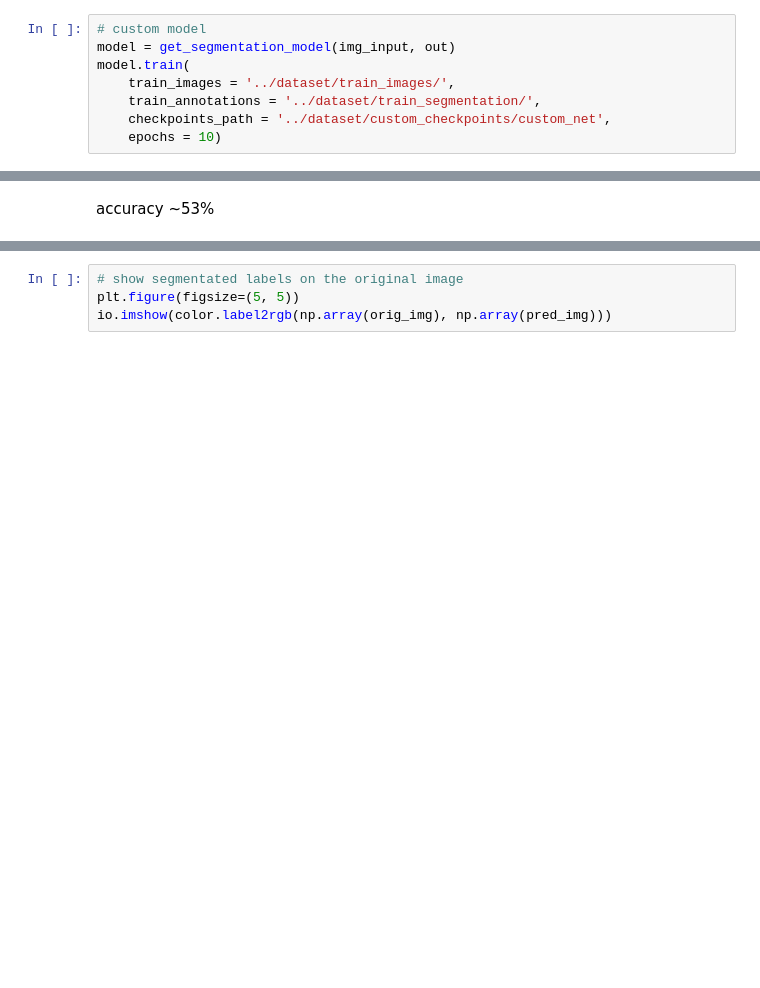
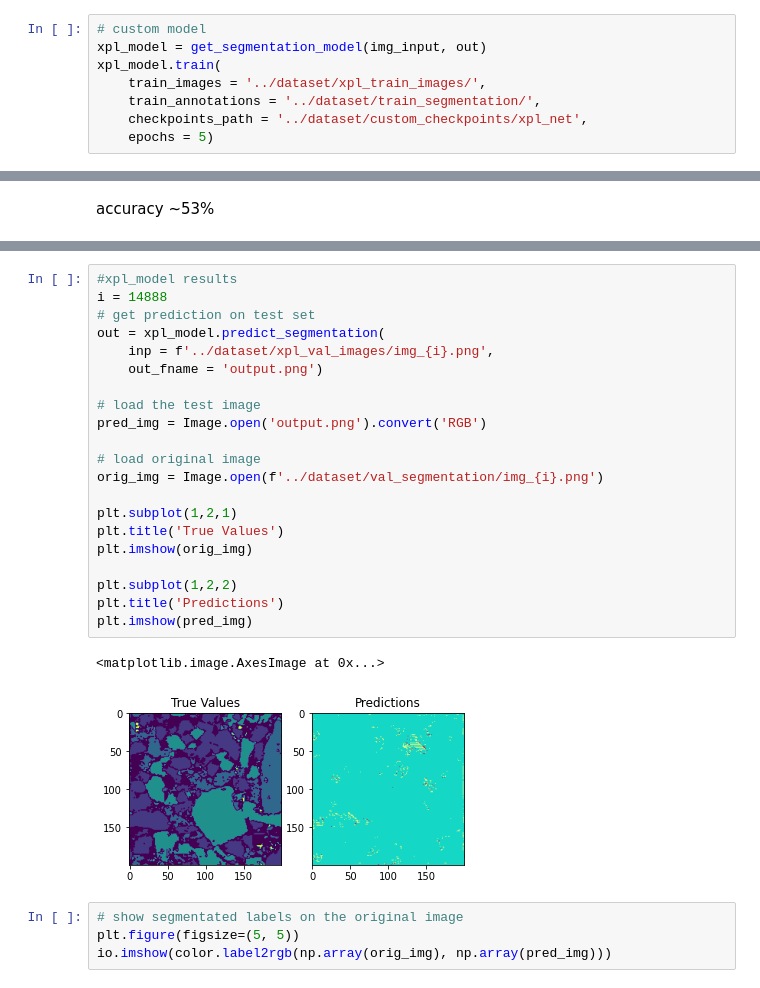
Before and after one commit to kbkus/Automated-Mineralogy, a Jupyter notebook: model_building.ipynb, the cells around one changed output, grey strips where cells are left out. Cells and saved outputs as stored; diff of their text form; blank space fills up the shorter version.

Commit message:
general updates to modeling notebooks

```diff
--- a/model_building.ipynb
+++ b/model_building.ipynb
@@ -103,11 +150,11 @@ Epoch 5/5
 saved  ../dataset/unet_checkpoints/vgg_unet_1.4
 # %%
 # custom model
-model = get_segmentation_model(img_input, out)
-model.train(
-    train_images = '../dataset/train_images/',
+xpl_model = get_segmentation_model(img_input, out)
+xpl_model.train(
+    train_images = '../dataset/xpl_train_images/',
     train_annotations = '../dataset/train_segmentation/',
-    checkpoints_path = '../dataset/custom_checkpoints/custom_net',
-    epochs = 10)
+    checkpoints_path = '../dataset/custom_checkpoints/xpl_net',
+    epochs = 5)
 # %% [output]
 Verifying training dataset
@@ -183,3 +288,27 @@ plt.imshow(pred_img)
+# %%
+#xpl_model results
+i = 14888
+# get prediction on test set
+out = xpl_model.predict_segmentation(
+    inp = f'../dataset/xpl_val_images/img_{i}.png',
+    out_fname = 'output.png')
+
+# load the test image
+pred_img = Image.open('output.png').convert('RGB')
+
+# load original image
+orig_img = Image.open(f'../dataset/val_segmentation/img_{i}.png')
+
+plt.subplot(1,2,1)
+plt.title('True Values')
+plt.imshow(orig_img)
+
+plt.subplot(1,2,2)
+plt.title('Predictions')
+plt.imshow(pred_img)
+# %% [output]
+<matplotlib.image.AxesImage at 0x...>
+[figure, added]
 # %%
 # show segmentated labels on the original image
 plt.figure(figsize=(5, 5))
```
Also changed, not shown: parts of 12 cells of this notebook, 2 other files.
